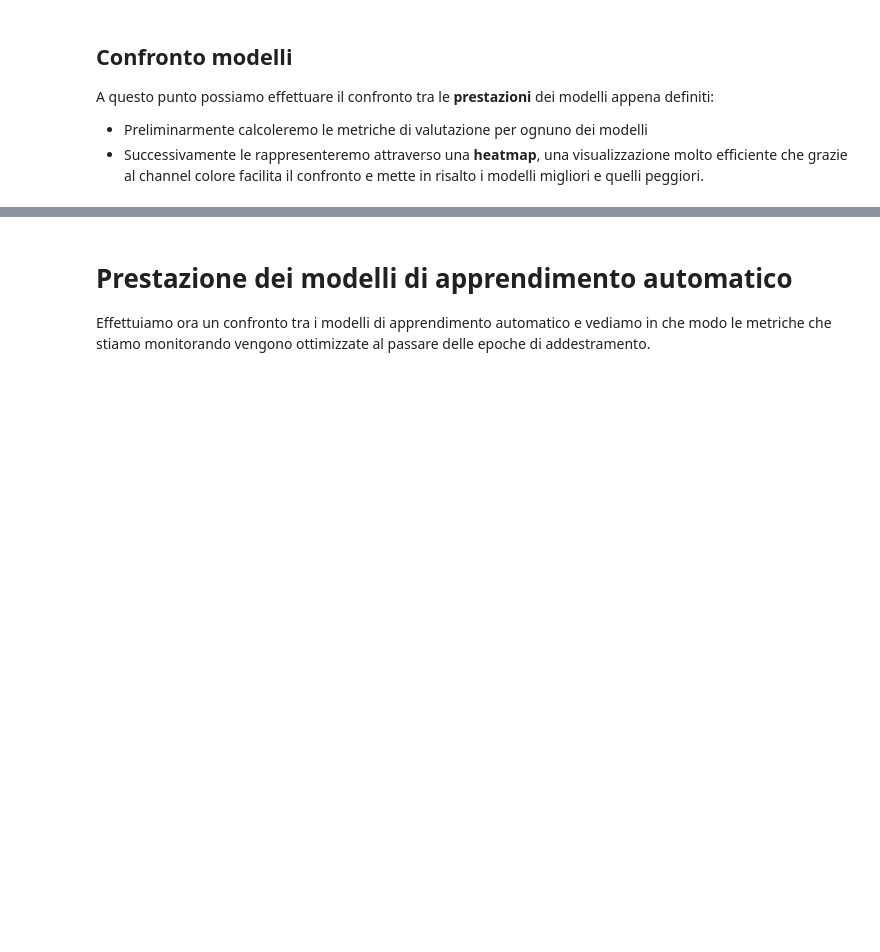
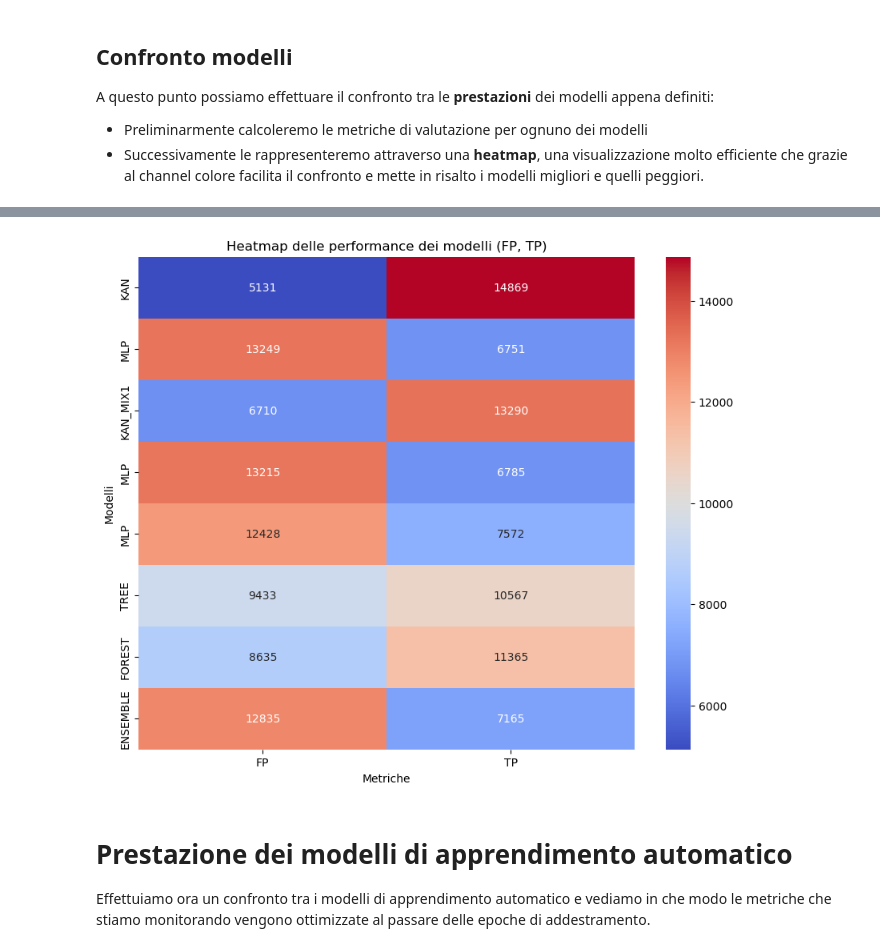
Before and after one commit to Church-17/YesWeKAN, a Jupyter notebook: dataset+equità algoritmica.ipynb, the cells around one changed output, grey strips where cells are left out. Cells and saved outputs as stored; diff of their text form; code cells hidden in the pictures; blank space fills up the shorter version.

```diff
--- a/dataset+equità algoritmica.ipynb
+++ b/dataset+equità algoritmica.ipynb
@@ -533,0 +542,43 @@ performance_heatmap(elenco_modelli + elenco_modelliML, x_test, y_test)
+# %%
+import numpy as np
+
+def calculate_error_metrics(model, X, y):
+
+    rounded_predictions = np.round(model.predict(X)).astype(int)
+
+    tp = sum(1 for y_val, pred_val in zip(y, rounded_predictions) if y_val == pred_val)
+    fp = sum(1 for y_val, pred_val in zip(y, rounded_predictions) if y_val != pred_val)
+
+    return {'FP': fp,'TP': tp}
+
+
+def performance_heatmap(models, X, y):
+    # Inizializzazione del dizionario delle performance
+    performance = { 'FP': [], 'TP': []}
+    model_names = []
+
+    for model_name, model in models:
+        # Calcolo delle metriche di errore per il modello corrente
+        result_metrics = calculate_error_metrics(model, X, y)
+
+        # Aggiunta delle metriche al dizionario delle performance
+        for name, result in result_metrics.items():
+            performance[name].append(result)
+
+        # Aggiunta del nome del modello alla lista dei nomi dei modelli
+        model_names.append(model_name)
+
+    # Creazione di un DataFrame con le performance dei modelli
+    df = pd.DataFrame(performance, index=model_names)
+
+    # Visualizzazione della heatmap
+    plt.figure(figsize=(10, 8))
+    sns.heatmap(df, annot=True, cmap='coolwarm', fmt='d')
+    plt.title("Heatmap delle performance dei modelli (FP, TP)")
+    plt.xlabel("Metriche")
+    plt.ylabel("Modelli")
+    plt.show()
+
+# Chiamata alla funzione performance_heatmap con la lista dei modelli e i dati di test
+performance_heatmap(elenco_modelli + elenco_modelliML, x_test, y_test)
+# %% [output]
@@ -534,3 +590,4 @@ performance_heatmap(elenco_modelli + elenco_modelliML, x_test, y_test)
+[figure, added]
 # %% [markdown]
 # Prestazione dei modelli di apprendimento automatico
 Effettuiamo ora un confronto tra i modelli di apprendimento automatico e vediamo in che modo le metriche che stiamo monitorando vengono ottimizzate al passare delle epoche di addestramento.
```
Also changed, not shown: parts of 19 cells of this notebook.
